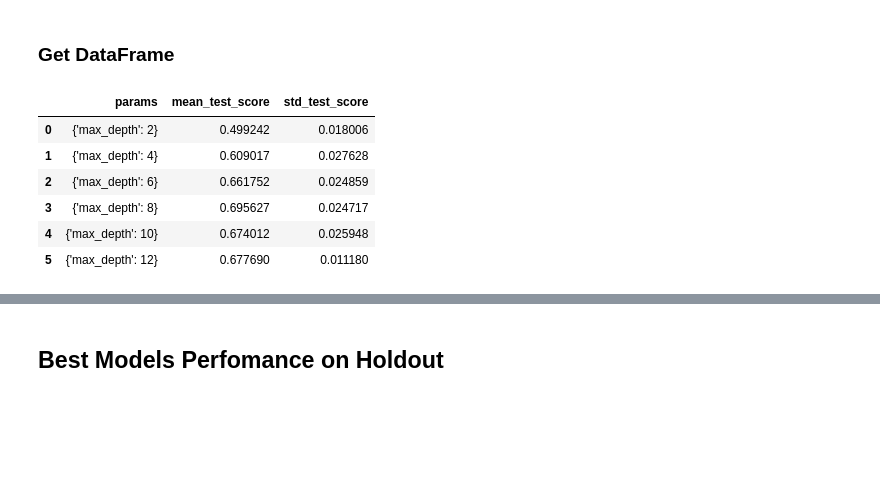
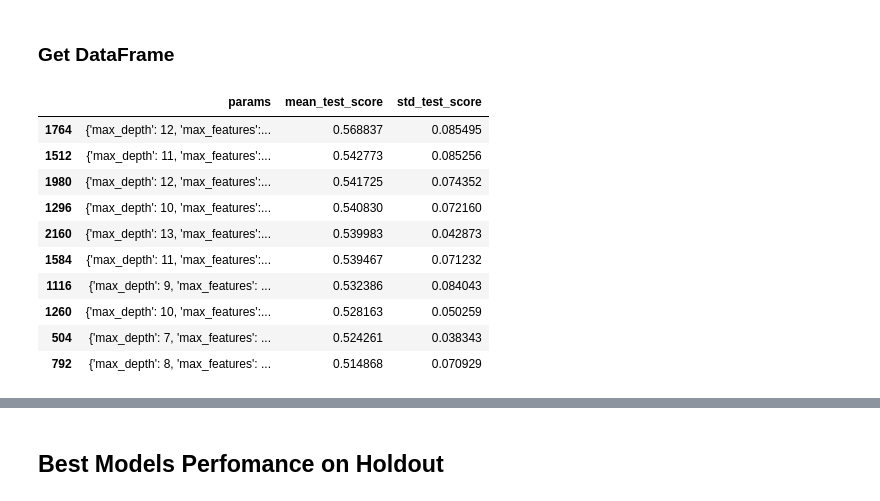
Before and after one commit to umbilnm/coursework, a Jupyter notebook: pipeline.ipynb, the cells around one changed output, grey strips where cells are left out. Drawn from its saved outputs; the diff is of its cells as text; code cells hidden in the pictures; blank space fills up the shorter version.

```diff
--- a/pipeline.ipynb
+++ b/pipeline.ipynb
@@ -277,12 +383,16 @@ File cv_results/Tree_best_params.json written
 # %% [markdown]
 ### Get DataFrame
 # %%
-pd.read_json('cv_results/Tree_results.json').loc[:, ['params', 'mean_test_score', 'std_test_score']]
+pd.read_json('cv_results/Tree_results.json').loc[:, ['params', 'mean_test_score', 'std_test_score']].sort_values(by = 'mean_test_score', ascending=False).head(10)
 # %% [output]
 |  | params | mean_test_score | std_test_score |
-| 0 | {'max_depth': 2} | 0.499242 | 0.018006 |
-| 1 | {'max_depth': 4} | 0.609017 | 0.027628 |
-| 2 | {'max_depth': 6} | 0.661752 | 0.024859 |
-| 3 | {'max_depth': 8} | 0.695627 | 0.024717 |
-| 4 | {'max_depth': 10} | 0.674012 | 0.025948 |
-| 5 | {'max_depth': 12} | 0.677690 | 0.011180 |
+| 1764 | {'max_depth': 12, 'max_features':... | 0.568837 | 0.085495 |
+| 1512 | {'max_depth': 11, 'max_features':... | 0.542773 | 0.085256 |
+| 1980 | {'max_depth': 12, 'max_features':... | 0.541725 | 0.074352 |
+| 1296 | {'max_depth': 10, 'max_features':... | 0.540830 | 0.072160 |
+| 2160 | {'max_depth': 13, 'max_features':... | 0.539983 | 0.042873 |
+| 1584 | {'max_depth': 11, 'max_features':... | 0.539467 | 0.071232 |
+| 1116 | {'max_depth': 9, 'max_features': ... | 0.532386 | 0.084043 |
+| 1260 | {'max_depth': 10, 'max_features':... | 0.528163 | 0.050259 |
+| 504 | {'max_depth': 7, 'max_features': ... | 0.524261 | 0.038343 |
+| 792 | {'max_depth': 8, 'max_features': ... | 0.514868 | 0.070929 |
```
Also changed, not shown: parts of 79 cells of this notebook.
